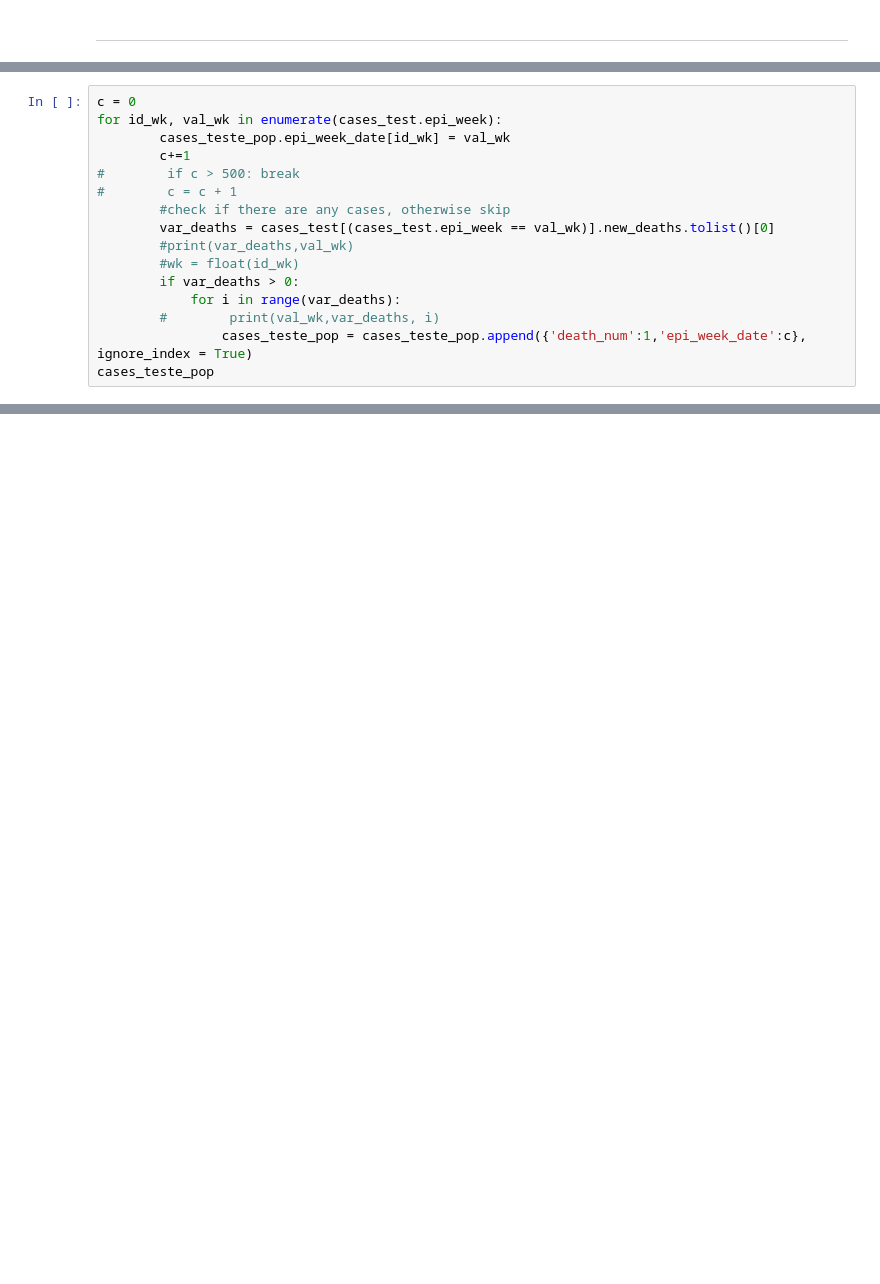
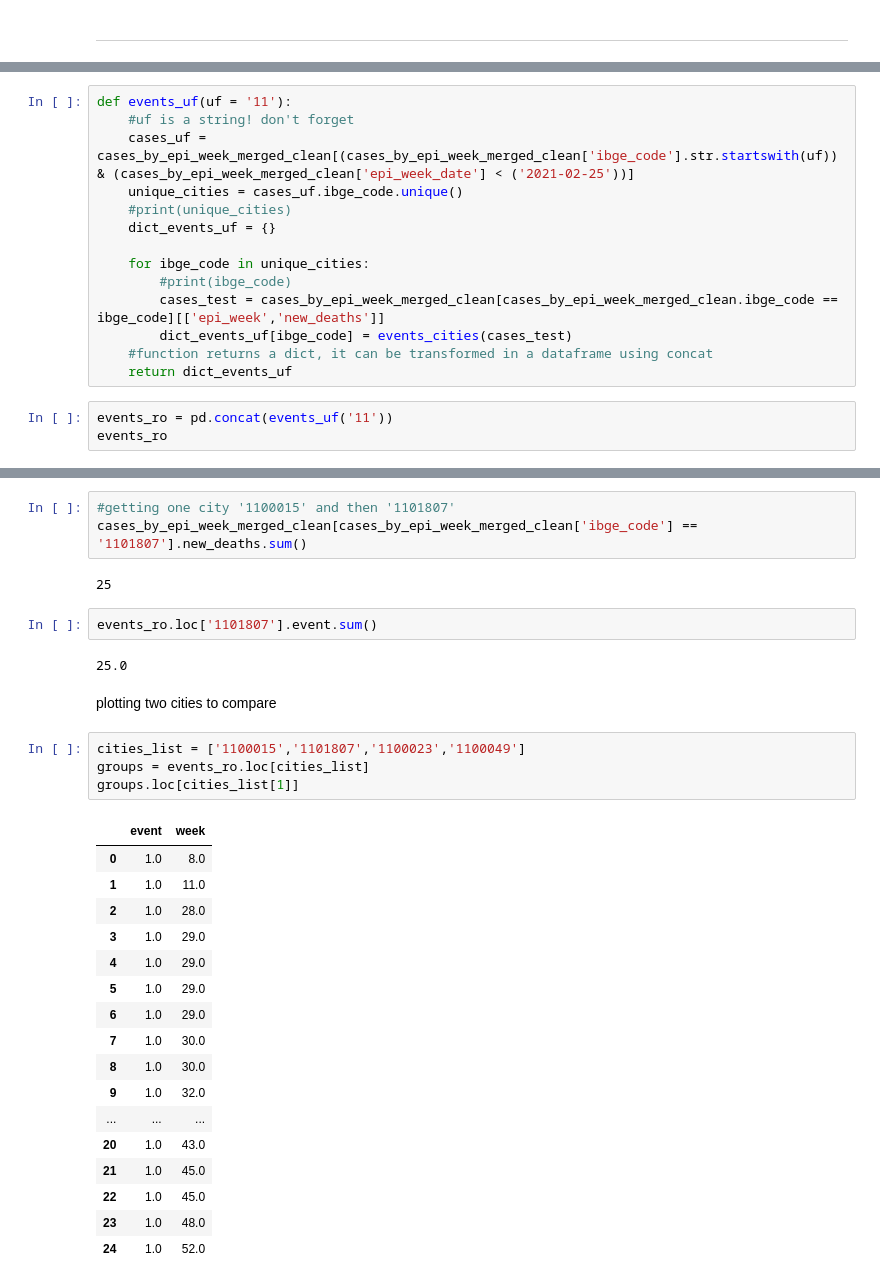
Before and after one commit to alexandrepereiraarq/COVIDGI, a Jupyter notebook: CVGI_MR_04_upscaling.ipynb, the cells around one changed output, grey strips where cells are left out. Cells and saved outputs as stored; diff of their text form; blank space fills up the shorter version.

```diff
--- a/CVGI_MR_04_upscaling.ipynb
+++ b/CVGI_MR_04_upscaling.ipynb
@@ -187,16 +147,0 @@ cases_test.new_deaths.sum()
-# %%
-c = 0
-for id_wk, val_wk in enumerate(cases_test.epi_week):
-        cases_teste_pop.epi_week_date[id_wk] = val_wk
-        c+=1
-#        if c > 500: break
-#        c = c + 1
-        #check if there are any cases, otherwise skip
-        var_deaths = cases_test[(cases_test.epi_week == val_wk)].new_deaths.tolist()[0]
-        #print(var_deaths,val_wk)
-        #wk = float(id_wk)
-        if var_deaths > 0:
-            for i in range(var_deaths):
-        #        print(val_wk,var_deaths, i)
-                cases_teste_pop = cases_teste_pop.append({'death_num':1,'epi_week_date':c}, ignore_index = True)
-cases_teste_pop
@@ -253,0 +196,17 @@ plt.show()
+# %%
+def events_uf(uf = '11'):
+    #uf is a string! don't forget
+    cases_uf = cases_by_epi_week_merged_clean[(cases_by_epi_week_merged_clean['ibge_code'].str.startswith(uf)) & (cases_by_epi_week_merged_clean['epi_week_date'] < ('2021-02-25'))]
+    unique_cities = cases_uf.ibge_code.unique()
+    #print(unique_cities)
+    dict_events_uf = {}
+
+    for ibge_code in unique_cities:
+        #print(ibge_code)
+        cases_test = cases_by_epi_week_merged_clean[cases_by_epi_week_merged_clean.ibge_code == ibge_code][['epi_week','new_deaths']]
+        dict_events_uf[ibge_code] = events_cities(cases_test)
+    #function returns a dict, it can be transformed in a dataframe using concat
+    return dict_events_uf
+# %%
+events_ro = pd.concat(events_uf('11'))
+events_ro
@@ -253,0 +253,33 @@ plt.show()
+# %%
+#getting one city '1100015' and then '1101807'
+cases_by_epi_week_merged_clean[cases_by_epi_week_merged_clean['ibge_code'] == '1101807'].new_deaths.sum()
+# %% [output]
+25
+# %%
+events_ro.loc['1101807'].event.sum()
+# %% [output]
+25.0
+# %% [markdown]
+plotting two cities to compare
+# %%
+cities_list = ['1100015','1101807','1100023','1100049']
+groups = events_ro.loc[cities_list]
+groups.loc[cities_list[1]]
+# %% [output]
+|  | event | week |
+| 0 | 1.0 | 8.0 |
+| 1 | 1.0 | 11.0 |
+| 2 | 1.0 | 28.0 |
+| 3 | 1.0 | 29.0 |
+| 4 | 1.0 | 29.0 |
+| 5 | 1.0 | 29.0 |
+| 6 | 1.0 | 29.0 |
+| 7 | 1.0 | 30.0 |
+| 8 | 1.0 | 30.0 |
+| 9 | 1.0 | 32.0 |
+| ... | ... | ... |
+| 20 | 1.0 | 43.0 |
+| 21 | 1.0 | 45.0 |
+| 22 | 1.0 | 45.0 |
+| 23 | 1.0 | 48.0 |
+| 24 | 1.0 | 52.0 |
```
Also changed, not shown: parts of 33 cells of this notebook.
